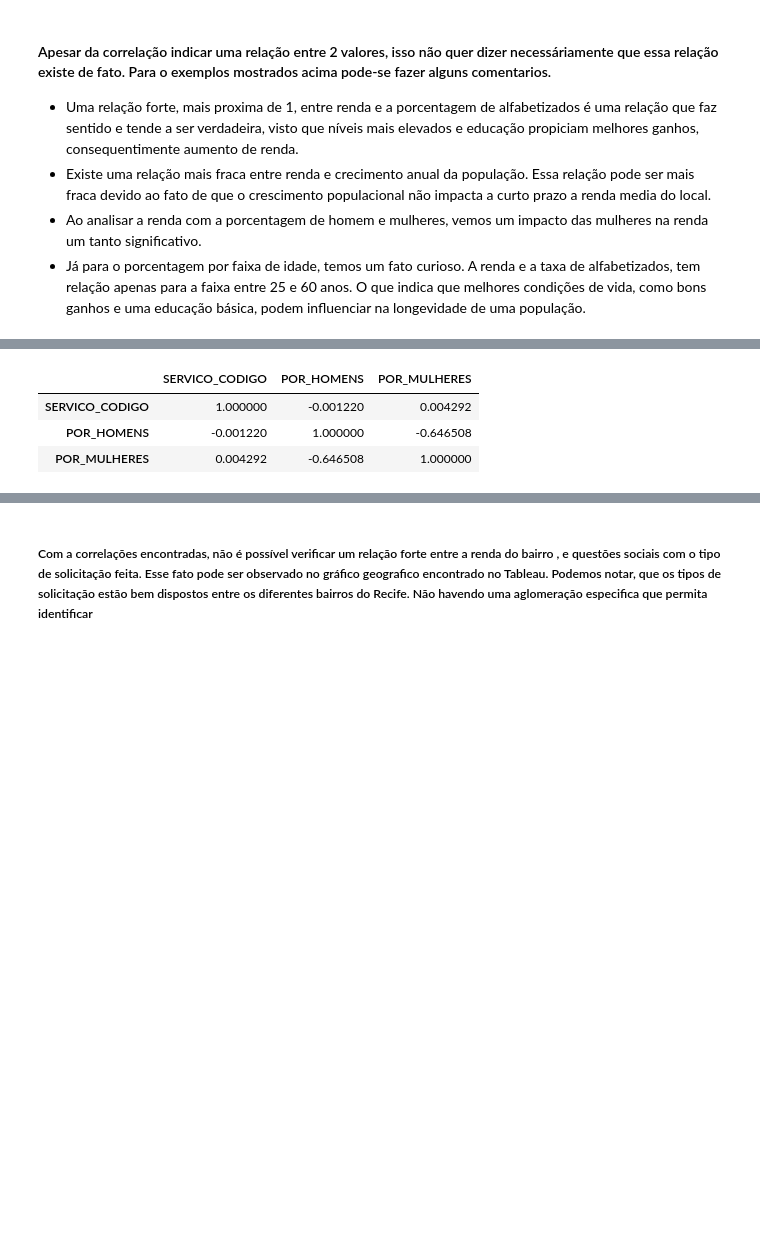
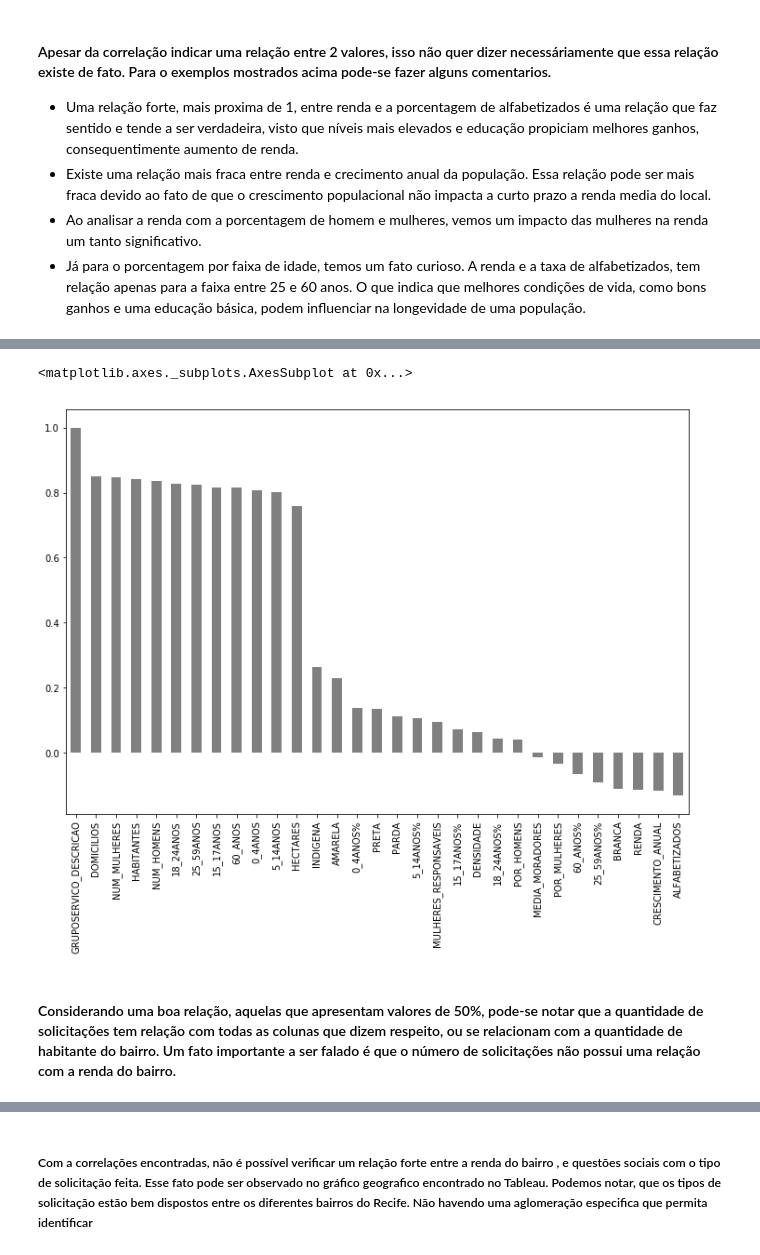
Before and after one commit to if1015-datascience-ufpe/2018-2-projeto-randomic, a Jupyter notebook: notebooks/hypotheses/hypothese 4 - Persil socioeconomico do bairro.ipynb, the cells around one changed output, grey strips where cells are left out. Drawn from its saved outputs; the diff is of its cells as text; code cells hidden in the pictures; blank space fills up the shorter version.

```diff
--- a/notebooks/hypotheses/hypothese 4 - Persil socioeconomico do bairro.ipynb
+++ b/notebooks/hypotheses/hypothese 4 - Persil socioeconomico do bairro.ipynb
@@ -40,5 +38,3 @@ df_socio.drop(["RPA","MICROREGIAO","DIST_MARCO_ZERO"],axis = 1, inplace = True)
-# %%
-df_main = pd.merge(df_main,df_socio,on="BAIRRO")
 # %% [markdown]
 ##### Para saber mais sobre os dados e o perfil socioeconomico vamos fazer uma análise vais detalhada desses dados.
 # %% [markdown]
@@ -120,2 +101,0 @@ Index(['GRUPOSERVICO_CODIGO', 'GRUPOSERVICO_DESCRICAO', 'SERVICO_CODIGO',
-# %%
-df_main[['SERVICO_CODIGO','GRUPOSERVICO_CODIGO']] = df_main[['SERVICO_CODIGO','GRUPOSERVICO_CODIGO']].astype('int64')
@@ -163,7 +102,10 @@ df_main[['CRESCIMENTO_ANUAL','DENSIDADE', 'DOMICILIOS', 'MEDIA_MORADORES','ALFAB
-# %%
-df_main[['SERVICO_CODIGO', 'POR_HOMENS', 'POR_MULHERES']].corr()
-# %% [output]
-|  | SERVICO_CODIGO | POR_HOMENS | POR_MULHERES |
-| SERVICO_CODIGO | 1.000000 | -0.001220 | 0.004292 |
-| POR_HOMENS | -0.001220 | 1.000000 | -0.646508 |
-| POR_MULHERES | 0.004292 | -0.646508 | 1.000000 |
+# %%
+df_bairro = df_main.groupby("BAIRRO").agg({'GRUPOSERVICO_DESCRICAO': 'count'})
+df_merged = df_bairro.merge(df_socio, on="BAIRRO")
+
+df_merged.corr("spearman")['GRUPOSERVICO_DESCRICAO'].sort_values(ascending=False).plot(kind='bar',figsize=(12,8), legend=False, color='grey')
+# %% [output]
+<matplotlib.axes._subplots.AxesSubplot at 0x...>
+[figure, added]
+# %% [markdown]
+#### Considerando uma boa relação, aquelas que apresentam valores de 50%, pode-se notar que a quantidade de solicitações tem relação com todas as colunas que dizem respeito, ou se relacionam com a quantidade de habitante do bairro. Um fato importante a ser falado é que o número de solicitações não possui uma relação com a renda do bairro.
```
Also changed, not shown: parts of 17 cells of this notebook, 1 other file.
